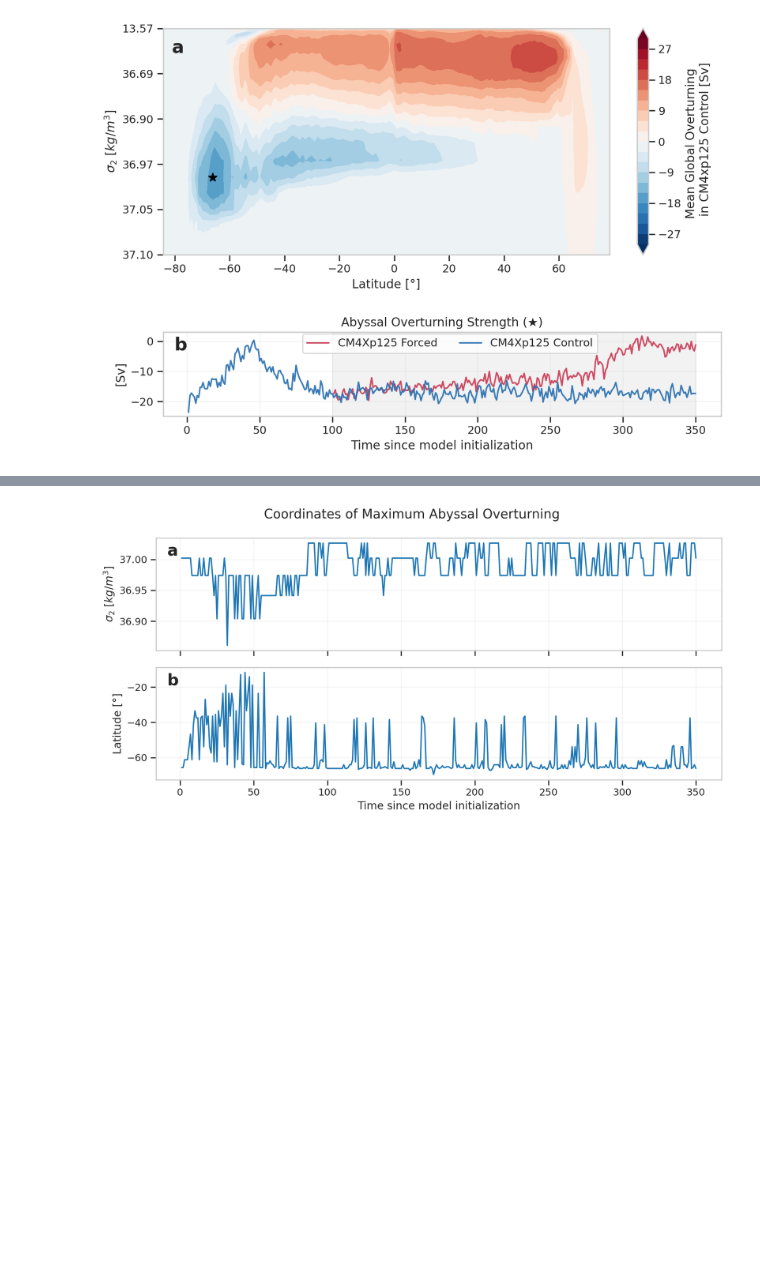
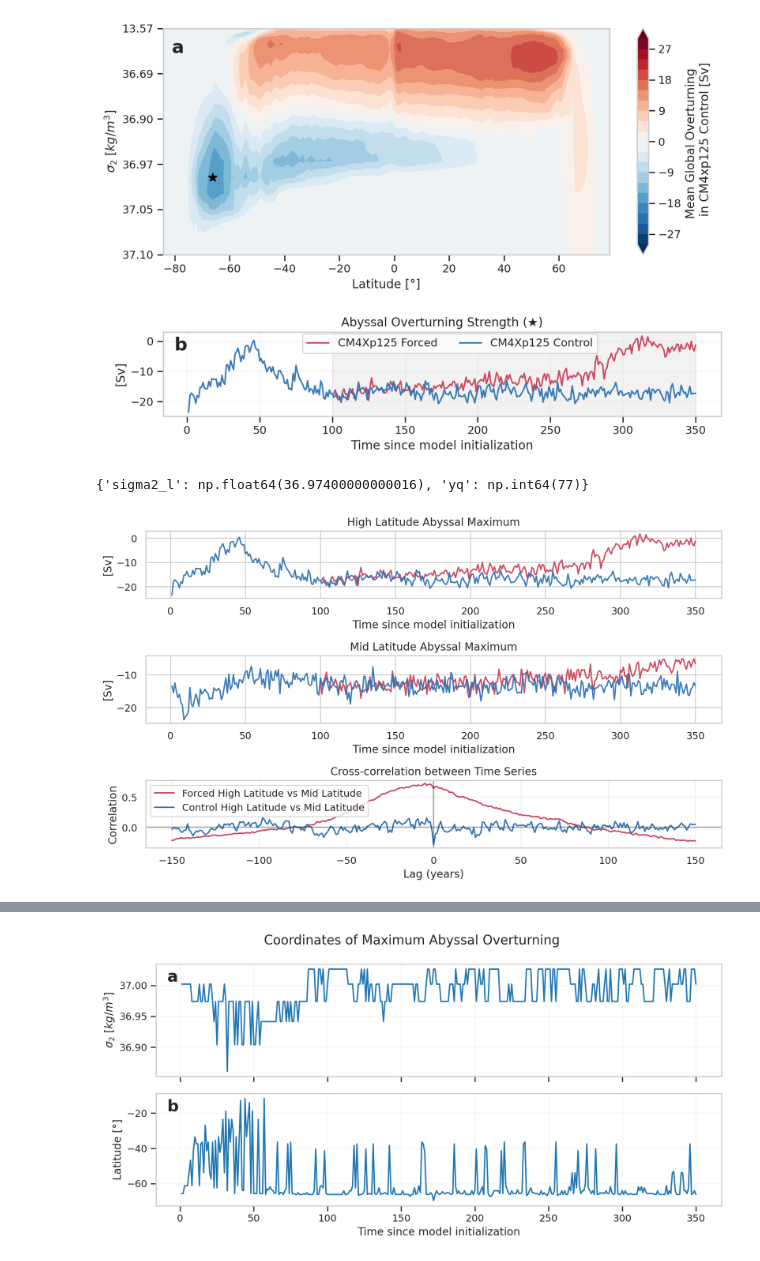
Before and after one commit to hdrake/CM4XTransientTracers, a Jupyter notebook: notebooks/AABW_paper_notebooks/2.plotting_CM4X_Streamfunction.ipynb, the cells around one changed output, grey strips where cells are left out. Drawn from its saved outputs; the diff is of its cells as text; code cells hidden in the pictures; blank space fills up the shorter version.

```diff
--- a/notebooks/AABW_paper_notebooks/2.plotting_CM4X_Streamfunction.ipynb
+++ b/notebooks/AABW_paper_notebooks/2.plotting_CM4X_Streamfunction.ipynb
@@ -68,6 +68,7 @@ ds_psi_yearly = ds_psi_init.groupby("time.year").mean("time")
 psi_mean = ds_psi.sel(time=slice("1850", None)).mean("time")
 
 locs = find_min_locations(psi_mean.sel(exp="control", sigma2_l=slice(36.5, None)))
+locs_40cell = find_min_locations(psi_mean.sel(exp="control", sigma2_l=slice(36.5, None)).where((psi_mean.geolat > -50)))
 
 # Create figure and axes
 fig, ax_rev = plt.subplots(2, 1, figsize=(10, 7), height_ratios=[2.7, 1])
@@ -133,3 +134,68 @@ fig.savefig(plotsdir(f"paper_figures/1.global_overturning.png"),
         bbox_inches = "tight", dpi = dpi)
 # %% [output]
 [figure]
+# %%
+locs_40cell
+# %% [output]
+{'sigma2_l': np.float64(36.97400000000016), 'yq': np.int64(77)}
+# %%
+fig, ax = plt.subplots(3, 1, figsize=(10, 6))
+
+# Plot time series
+
+ds_psi_yearly.sel(year = slice(100, None)).sel(exp="forced").sel(**locs).plot(
+    ax=ax[0], c=expt_colors["forced"], lw=1.5, alpha=0.95, label="CM4Xp125 Forced")
+ds_psi_yearly.sel(exp="control").sel(**locs).plot(
+    ax=ax[0], c=expt_colors["control"], lw=1.5, alpha=0.95, label="CM4Xp125 Control")
+ax[0].set_xlabel("Time since model initialization")
+ax[0].set_ylabel("[Sv]")
+ax[0].set_title("High Latitude Abyssal Maximum")
+# Plot time series
+ds_psi_yearly.sel(year = slice(100, None)).sel(exp="forced").sel(**locs_40cell).plot(
+    ax=ax[1], c=expt_colors["forced"], lw=1.5, alpha=0.95, label="CM4Xp125 Forced")
+ds_psi_yearly.sel(exp="control").sel(**locs_40cell).plot(
+    ax=ax[1], c=expt_colors["control"], lw=1.5, alpha=0.95, label="CM4Xp125 Control")
+ax[1].set_xlabel("Time since model initialization")
+ax[1].set_title("Mid Latitude Abyssal Maximum")
+
+ax[1].set_ylabel("[Sv]")
+
+# Extract data series
+forced1 = ds_psi_yearly.sel(year=slice(100, None)).sel(exp="forced").sel(**locs).values
+control1 = ds_psi_yearly.sel(year=slice(100, None)).sel(exp="control").sel(**locs).values
+forced2 = ds_psi_yearly.sel(year=slice(100, None)).sel(exp="forced").sel(**locs_40cell).values
+control2 = ds_psi_yearly.sel(year=slice(100, None)).sel(exp="control").sel(**locs_40cell).values
+
+def normalize(x):
+    return (x - np.mean(x)) / np.std(x)
+
+# Directly use matplotlib's xcorr but capture the data for line plots
+def get_xcorr_data(x, y, maxlags=150, normed=True):
+    # Create a temporary figure to capture xcorr data
+    temp_fig, temp_ax = plt.subplots()
+    lags, c, _, _ = temp_ax.xcorr(normalize(x), normalize(y), maxlags=maxlags)
+    plt.close(temp_fig)  # Close the temporary figure
+    return lags, c
+
+# Setup cross-correlation subplot
+ax[2].set_title('Cross-correlation between Time Series')
+
+# Get xcorr data and plot as lines
+lags1, corr1 = get_xcorr_data(forced1, forced2)
+lags2, corr2 = get_xcorr_data(control1, control2)
+
+# Plot as lines with matching colors
+ax[2].plot(lags1, corr1, color=expt_colors["forced"], lw=1.5, label="Forced High Latitude vs Mid Latitude")
+ax[2].plot(lags2, corr2, color=expt_colors["control"], lw=1.5, label="Control High Latitude vs Mid Latitude")
+
+# Add reference lines
+ax[2].axhline(y=0, color='k', alpha=0.3)
+ax[2].axvline(x=0, color='k', alpha=0.3)
+ax[2].grid(True, alpha=0.3)
+ax[2].set_xlabel('Lag (years)')
+ax[2].set_ylabel('Correlation')
+ax[2].legend()
+
+plt.tight_layout()
+# %% [output]
+[figure, added]
```
Also changed, not shown: parts of 2 cells of this notebook, 21 other files.
